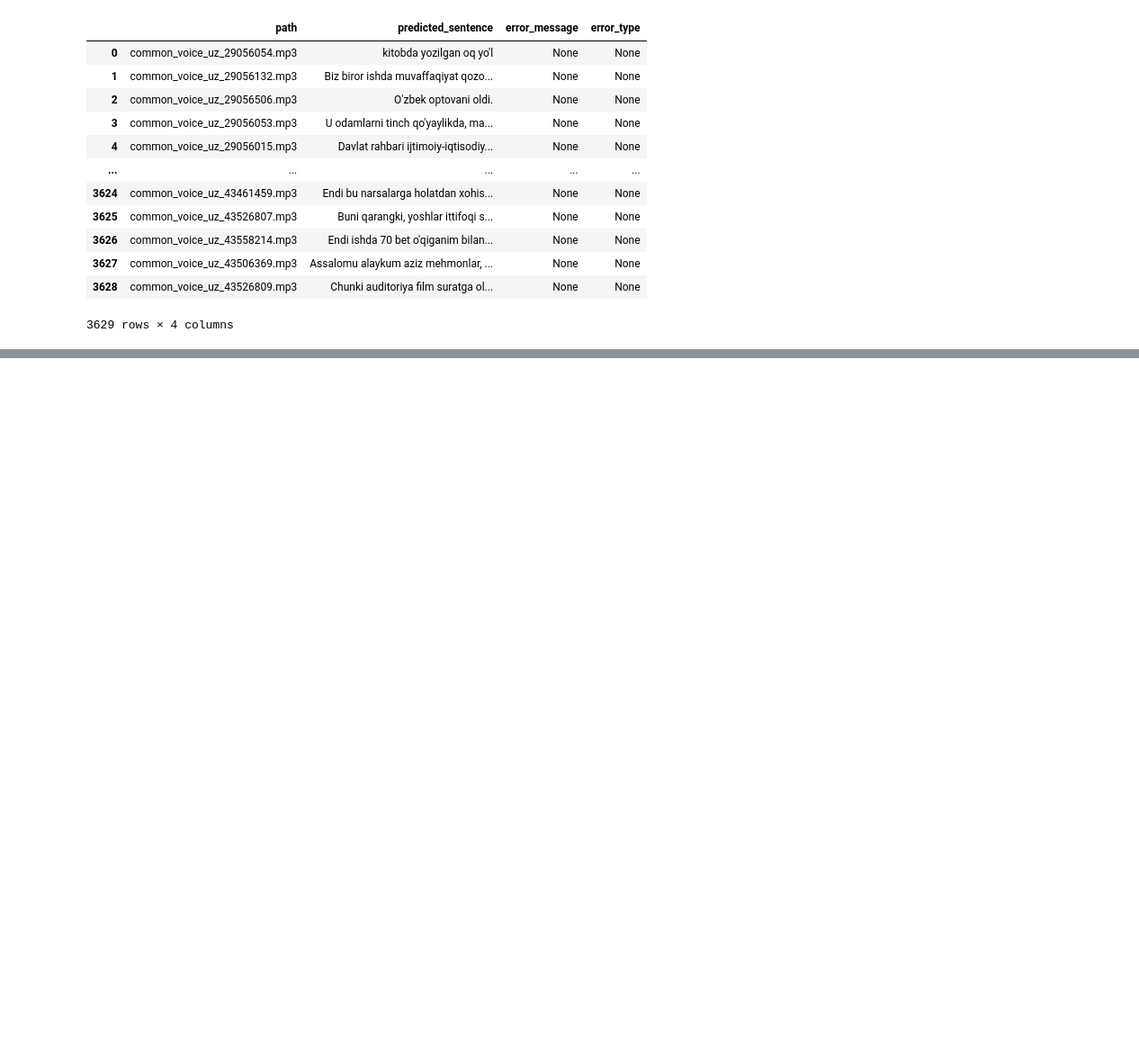
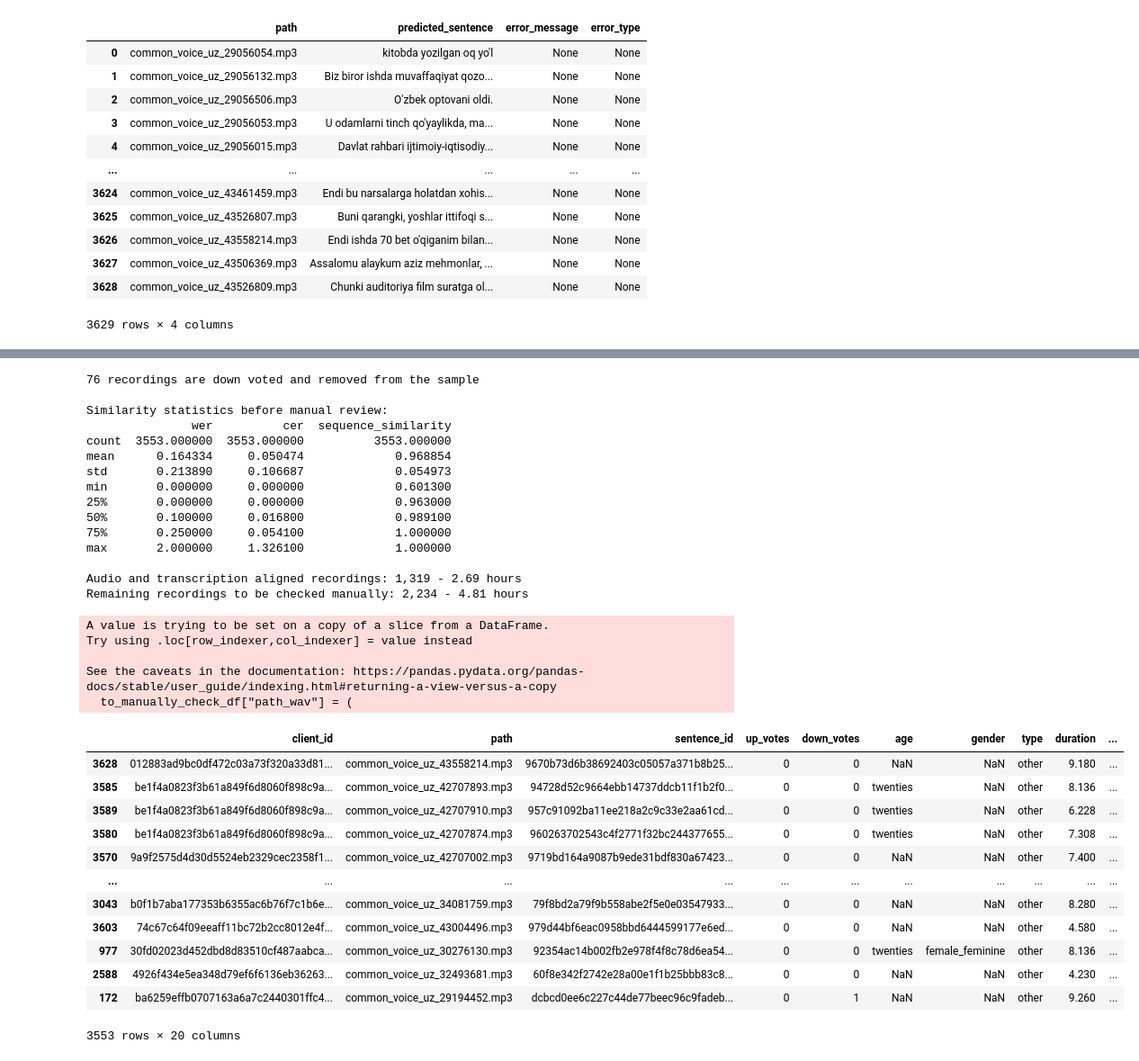
Before and after one commit to HaidarChaito/uzbek-automatic-speech-recognition, a Jupyter notebook: notebooks/common_voice_dataset_quality_evaluation.ipynb, the cells around one changed output, grey strips where cells are left out. Shown at 90% size. Saved outputs shown, nothing was run; the diff lists cells and outputs as text; code cells hidden in the pictures; blank space fills up the shorter version.

```diff
--- a/notebooks/common_voice_dataset_quality_evaluation.ipynb
+++ b/notebooks/common_voice_dataset_quality_evaluation.ipynb
@@ -939,0 +961,72 @@ alignment_check_df.sort_values("wer", ascending=False)
+# %%
+poor_transcription_alignment_mask = sampled_recordings_df["sequence_similarity"] <= 0.60
+
+down_voted_speakers_df = (sampled_recordings_df[poor_transcription_alignment_mask]
+                          .groupby(["client_id"])
+                          .agg({"client_id": "count"})
+                          .rename(columns={"client_id": "down_votes"}))
+down_voted_speakers_df.to_csv(os.path.join(DATASET_DIR, "down_voted_speakers.csv"))
+
+# Remove these recordings entirely and save
+print(
+    f"{len(sampled_recordings_df[poor_transcription_alignment_mask])} recordings are down voted and removed from the sample"
+)
+sampled_recordings_df = sampled_recordings_df[
+    ~poor_transcription_alignment_mask
+].sort_values("sequence_similarity", ascending=False)
+sampled_recordings_df.to_csv(SAMPLED_RECORDINGS_PATH, index_label="id")
+
+# Save actual samples to be manually checked
+to_manually_check_df = sampled_recordings_df[sampled_recordings_df["wer"] > 0.0]
+to_manually_check_df["path_wav"] = (
+    to_manually_check_df["path"]
+    .str.replace(".mp3", ".wav", regex=False)
+)
+to_manually_check_df.to_csv(os.path.join(DATASET_DIR, "check_alignment_manually.csv"), index_label="id")
+
+print("\nSimilarity statistics before manual review:")
+print(sampled_recordings_df[["wer", "cer", "sequence_similarity"]].describe())
+
+len_aligned_recordings = len(sampled_recordings_df[sampled_recordings_df["wer"] == 0.0])
+total_recordings = len(sampled_recordings_df)
+duration_to_check = to_manually_check_df["duration"].sum() / 3600
+print(
+    f"\nAudio and transcription aligned recordings: {len_aligned_recordings:,} - {sampled_recordings_df["duration"].sum() / 3600 - duration_to_check:.2f} hours")
+print(
+    f"Remaining recordings to be checked manually: {total_recordings - len_aligned_recordings:,} - {duration_to_check:.2f} hours")
+
+sampled_recordings_df
+# %% [output]
+76 recordings are down voted and removed from the sample
+
+Similarity statistics before manual review:
+               wer          cer  sequence_similarity
+count  3553.000000  3553.000000          3553.000000
+mean      0.164334     0.050474             0.968854
+std       0.213890     0.106687             0.054973
+min       0.000000     0.000000             0.601300
+25%       0.000000     0.000000             0.963000
+50%       0.100000     0.016800             0.989100
+75%       0.250000     0.054100             1.000000
+max       2.000000     1.326100             1.000000
+
+Audio and transcription aligned recordings: 1,319 - 2.69 hours
+Remaining recordings to be checked manually: 2,234 - 4.81 hours
+A value is trying to be set on a copy of a slice from a DataFrame.
+Try using .loc[row_indexer,col_indexer] = value instead
+
+See the caveats in the documentation: https://pandas.pydata.org/pandas-docs/stable/user_guide/indexing.html#returning-a-view-versus-a-copy
+  to_manually_check_df["path_wav"] = (
+|  | client_id | path | sentence_id | up_votes | down_votes | age | gender | type | duration | ... |
+| 3628 | 012883ad9bc0df472c03a73f320a33d81... | common_voice_uz_43558214.mp3 | 9670b73d6b38692403c05057a371b8b25... | 0 | 0 | NaN | NaN | other | 9.180 | ... |
+| 3585 | be1f4a0823f3b61a849f6d8060f898c9a... | common_voice_uz_42707893.mp3 | 94728d52c9664ebb14737ddcb11f1b2f0... | 0 | 0 | twenties | NaN | other | 8.136 | ... |
+| 3589 | be1f4a0823f3b61a849f6d8060f898c9a... | common_voice_uz_42707910.mp3 | 957c91092ba11ee218a2c9c33e2aa61cd... | 0 | 0 | twenties | NaN | other | 6.228 | ... |
+| 3580 | be1f4a0823f3b61a849f6d8060f898c9a... | common_voice_uz_42707874.mp3 | 960263702543c4f2771f32bc244377655... | 0 | 0 | twenties | NaN | other | 7.308 | ... |
+| 3570 | 9a9f2575d4d30d5524eb2329cec2358f1... | common_voice_uz_42707002.mp3 | 9719bd164a9087b9ede31bdf830a67423... | 0 | 0 | NaN | NaN | other | 7.400 | ... |
+| ... | ... | ... | ... | ... | ... | ... | ... | ... | ... | ... |
+| 3043 | b0f1b7aba177353b6355ac6b76f7c1b6e... | common_voice_uz_34081759.mp3 | 79f8bd2a79f9b558abe2f5e0e03547933... | 0 | 0 | NaN | NaN | other | 8.280 | ... |
+| 3603 | 74c67c64f09eeaff11bc72b2cc8012e4f... | common_voice_uz_43004496.mp3 | 979d44bf6eac0958bbd6444599177e6ed... | 0 | 0 | NaN | NaN | other | 4.580 | ... |
+| 977 | 30fd02023d452dbd8d83510cf487aabca... | common_voice_uz_30276130.mp3 | 92354ac14b002fb2e978f4f8c78d6ea54... | 0 | 0 | twenties | female_feminine | other | 8.136 | ... |
+| 2588 | 4926f434e5ea348d79ef6f6136eb36263... | common_voice_uz_32493681.mp3 | 60f8e342f2742e28a00e1f1b25bbb83c8... | 0 | 0 | NaN | NaN | other | 4.230 | ... |
+| 172 | ba6259effb0707163a6a7c2440301ffc4... | common_voice_uz_29194452.mp3 | dcbcd0ee6c227c44de77beec96c9fadeb... | 0 | 1 | NaN | NaN | other | 9.260 | ... |
+3553 rows × 20 columns
```
Also changed, not shown: parts of 4 cells of this notebook, 2 other files.
